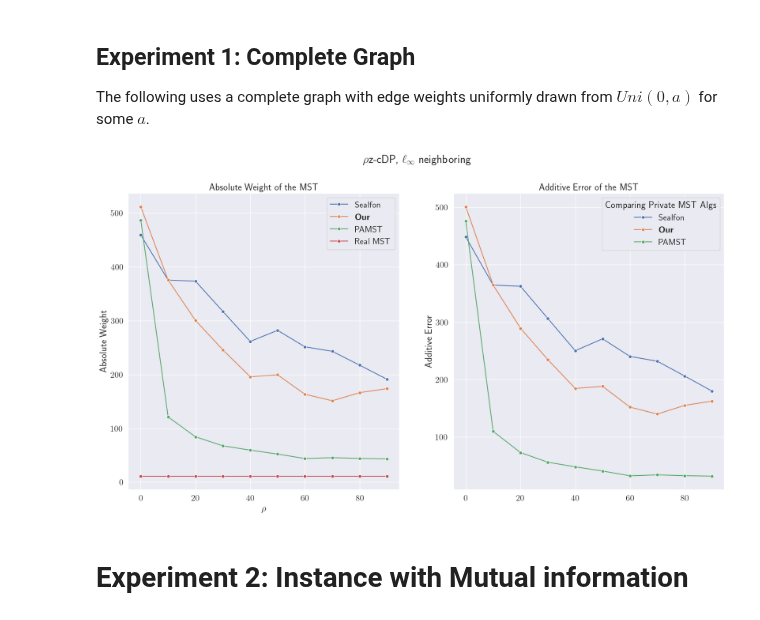
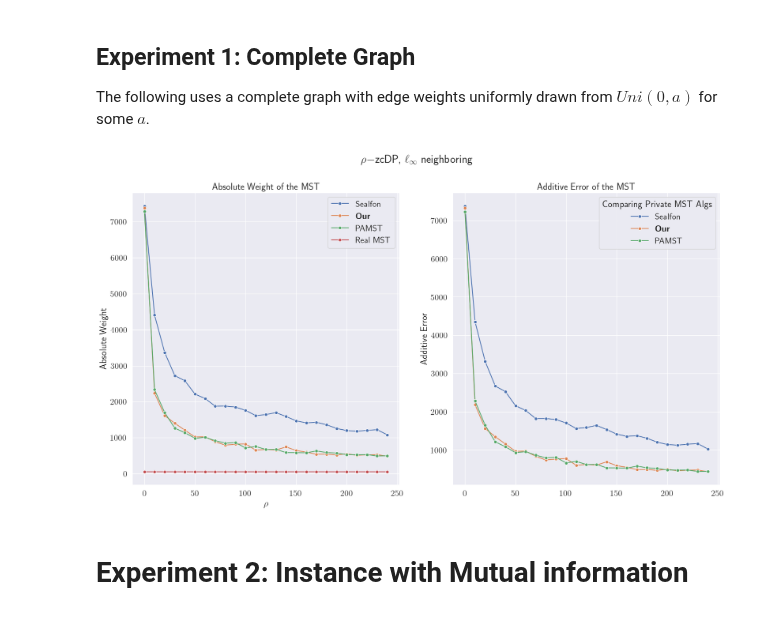
Before and after one commit to lukas681/Optimal-Private-Spanning-Trees, a Jupyter notebook: Notebooks/experiments.ipynb, the cells around one changed output. Drawn from its saved outputs; the diff is of its cells as text; code cells hidden in the pictures.

Commit message:
Split up the experiments
Signed-off-by: Lukas Retschmeier <lure@di.ku.dk>

```diff
--- a/Notebooks/experiments.ipynb
+++ b/Notebooks/experiments.ipynb
@@ -44,33 +44,29 @@ The following uses a complete graph with edge weights uniformly drawn from $Uni(
 # %%
 # Computing Private Minimum Spanning Trees using Different Algorithms, Using l_infty neighboroing relationsip
 
 # Privacy Parameters
 #rho_values = [0.1,0.015,0.2,0.375,0.5,1,2,4,6,10, 100, 200]
 #rho_values = np.arange(0.001, 100000, 5000)
 # Experiment with random graph
 
-n = 100
-rho_values = np.arange(0.001, 100, 10)
+n = 500
+rho_values = np.arange(0.001, 250, 10)
 sensitivity = 1
-G = generate_random_complete_graph(n, range=10)
-
-# Second experiment
-#G = generate_mi_instance(150,0.05)
-# Sealfon seems to to good on this instance?
+G = generate_random_complete_graph(n, range=50)
 
 # Thirds: Hard Instance
 
 #rho_values = np.arange(0.001, 20, 0.0025)
 #sensitivity = 1 # MI for dataset of size 1000
 #G = generate_hard_instance(150, math.sqrt(150))
 upper = []
 for rho in rho_values:
     upper += [n**(3/2) * math.log(n/(2*rho))]
 
 results = compute(G=G, sensitivity=sensitivity, rho_values=rho_values)
 plot_all(results, rho_values)
 # %% [output]
-[figure, old version]
+[figure, new version]
 # %% [markdown]
 # Experiment 2: Instance with Mutual information
 # %%
```
Also changed, not shown: parts of 1 cell of this notebook, 2 other files.
